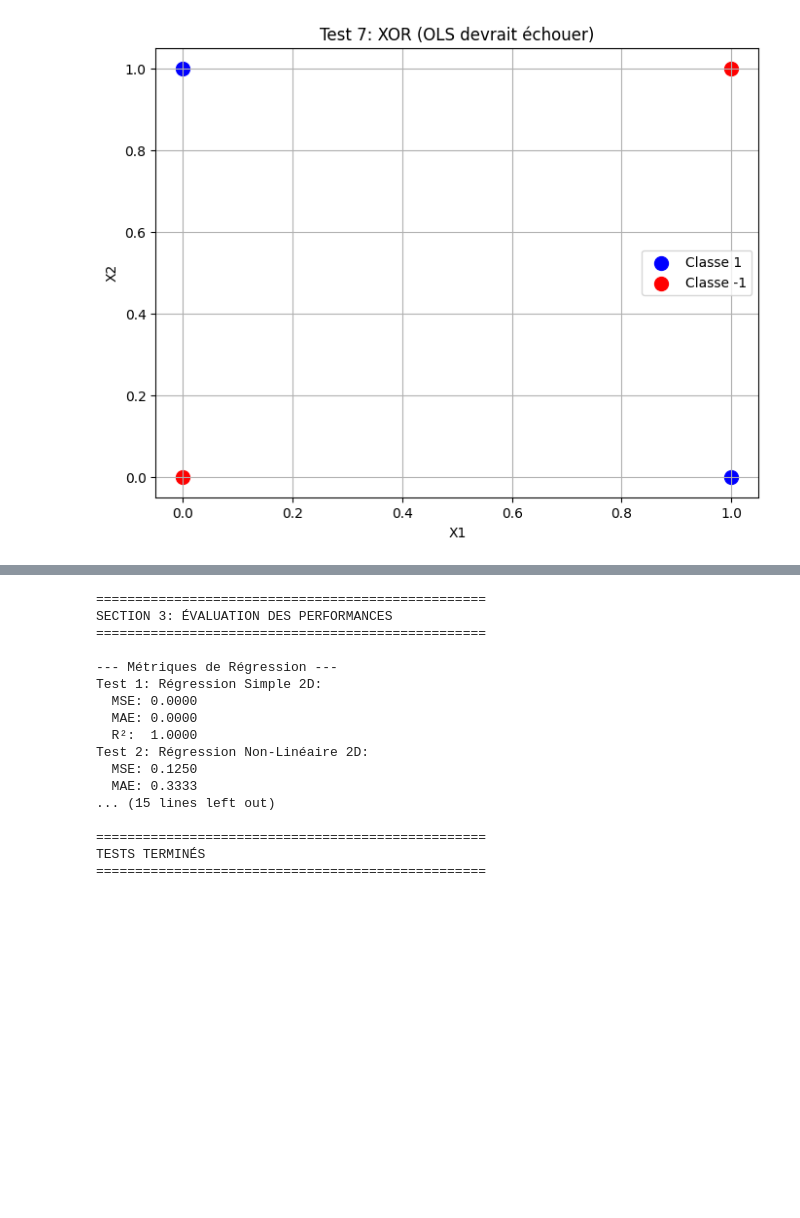
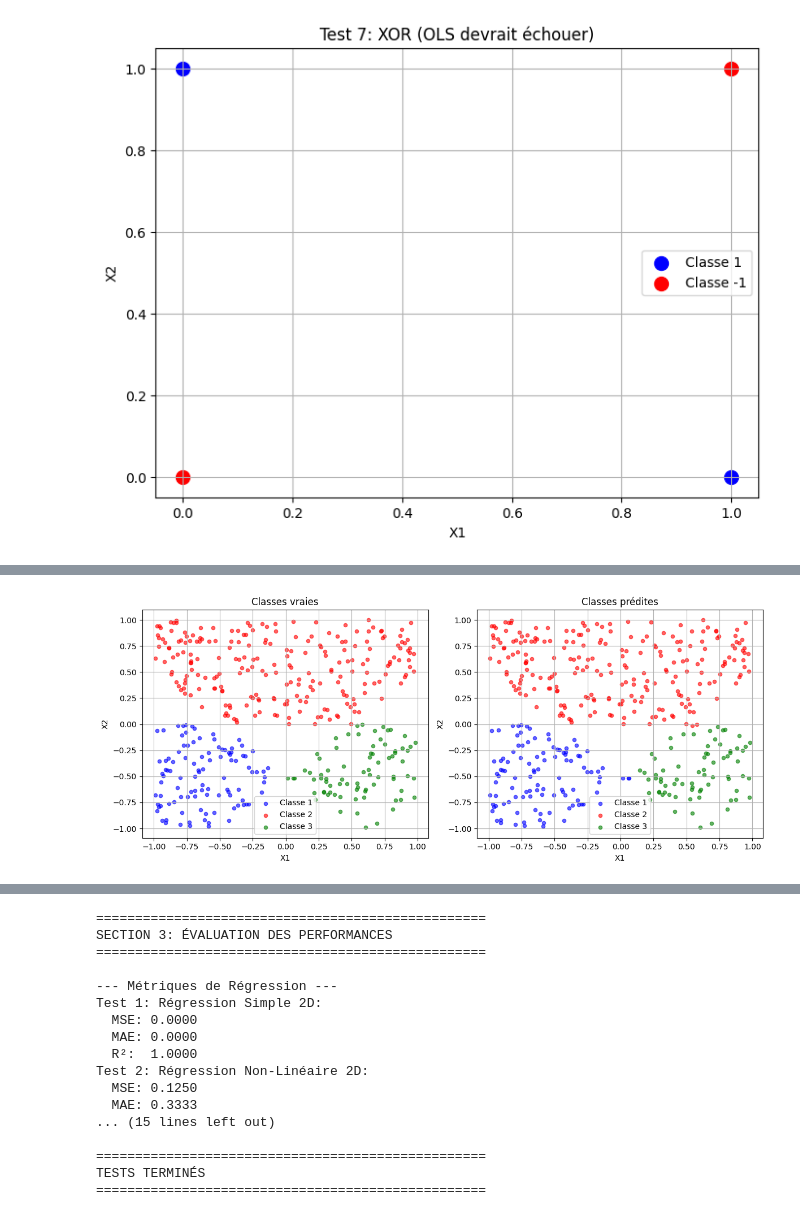
Before and after one commit to PA-2025/better_tensorflow, a Jupyter notebook: python/case_test_note_book/ols.ipynb, the cells around one changed output, grey strips where cells are left out. Cells and saved outputs as stored; diff of their text form; code cells hidden in the pictures; blank space fills up the shorter version.

```diff
--- a/python/case_test_note_book/ols.ipynb
+++ b/python/case_test_note_book/ols.ipynb
@@ -405,0 +508,89 @@ Prédictions classifiées: [-1, -1, -1, -1]
+# %%
+# Test 10: Multi-class Classification (3 classes using multiple OLS)
+print("\n--- Test 10: Classification Multi-classe (3 classes) ---")
+np.random.seed(42)
+X10 = np.random.random((500, 2)) * 2.0 - 1.0
+
+# Create 3 classes based on linear separators
+Y10_multi = np.array([
+    [1, 0, 0] if -p[0] - p[1] - 0.5 > 0 and p[1] < 0 and p[0] - p[1] - 0.5 < 0 else
+    [0, 1, 0] if -p[0] - p[1] - 0.5 < 0 and p[1] > 0 and p[0] - p[1] - 0.5 < 0 else
+    [0, 0, 1] if -p[0] - p[1] - 0.5 < 0 and p[1] < 0 and p[0] - p[1] - 0.5 > 0 else
+    [0, 0, 0] for p in X10
+])
+
+# Filter out points that don't belong to any class
+valid_mask = ~np.all(Y10_multi == [0, 0, 0], axis=1)
+X10 = X10[valid_mask].astype(np.float32)
+Y10_multi = Y10_multi[valid_mask]
+
+print(f"X shape after filtering: {X10.shape}")
+print(f"Y shape: {Y10_multi.shape}")
+
+# Prepare data for OLS
+X10_bias = np.column_stack([np.ones(X10.shape[0]), X10]).astype(np.float32)
+
+# Train separate OLS models for each class (One-vs-Rest)
+weights10_class1 = bt.train_ols(X10_bias.tolist(), Y10_multi[:, 0].tolist())
+weights10_class2 = bt.train_ols(X10_bias.tolist(), Y10_multi[:, 1].tolist())
+weights10_class3 = bt.train_ols(X10_bias.tolist(), Y10_multi[:, 2].tolist())
+
+print(f"Poids classe 1: {weights10_class1}")
+print(f"Poids classe 2: {weights10_class2}")
+print(f"Poids classe 3: {weights10_class3}")
+
+# Predictions for each class
+pred10_class1 = bt.predict_ols(X10_bias.tolist(), weights10_class1)
+pred10_class2 = bt.predict_ols(X10_bias.tolist(), weights10_class2)
+pred10_class3 = bt.predict_ols(X10_bias.tolist(), weights10_class3)
+
+# Combine predictions (argmax)
+predictions10_combined = []
+for i in range(len(pred10_class1)):
+    scores = [pred10_class1[i], pred10_class2[i], pred10_class3[i]]
+    predicted_class = np.argmax(scores)
+    predictions10_combined.append(predicted_class)
+
+# Convert true labels to class indices
+Y10_true_classes = np.argmax(Y10_multi, axis=1)
+
+# Visualisation
+plt.figure(figsize=(12, 5))
+
+# Plot 1: True classes
+plt.subplot(1, 2, 1)
+class1_mask = Y10_true_classes == 0
+class2_mask = Y10_true_classes == 1
+class3_mask = Y10_true_classes == 2
+
+plt.scatter(X10[class1_mask, 0], X10[class1_mask, 1], color='blue', label='Classe 1', alpha=0.6, s=20)
+plt.scatter(X10[class2_mask, 0], X10[class2_mask, 1], color='red', label='Classe 2', alpha=0.6, s=20)
+plt.scatter(X10[class3_mask, 0], X10[class3_mask, 1], color='green', label='Classe 3', alpha=0.6, s=20)
+plt.xlabel('X1')
+plt.ylabel('X2')
+plt.title('Classes vraies')
+plt.legend()
+plt.grid(True)
+
+# Plot 2: Predicted classes
+plt.subplot(1, 2, 2)
+pred_class1_mask = np.array(predictions10_combined) == 0
+pred_class2_mask = np.array(predictions10_combined) == 1
+pred_class3_mask = np.array(predictions10_combined) == 2
+
+plt.scatter(X10[pred_class1_mask, 0], X10[pred_class1_mask, 1], color='blue', label='Classe 1', alpha=0.6, s=20)
+plt.scatter(X10[pred_class2_mask, 0], X10[pred_class2_mask, 1], color='red', label='Classe 2', alpha=0.6, s=20)
+plt.scatter(X10[pred_class3_mask, 0], X10[pred_class3_mask, 1], color='green', label='Classe 3', alpha=0.6, s=20)
+plt.xlabel('X1')
+plt.ylabel('X2')
+plt.title('Classes prédites')
+plt.legend()
+plt.grid(True)
+
+plt.tight_layout()
+plt.show()
+
+# Calculate accuracy
+accuracy10 = calculate_accuracy(Y10_true_classes, predictions10_combined)
+print(f"Précision multi-classe: {accuracy10:.4f}")
+# %% [output]
@@ -405,0 +603 @@ Prédictions classifiées: [-1, -1, -1, -1]
+[figure, added]
```
Also changed, not shown: parts of 7 cells of this notebook.
